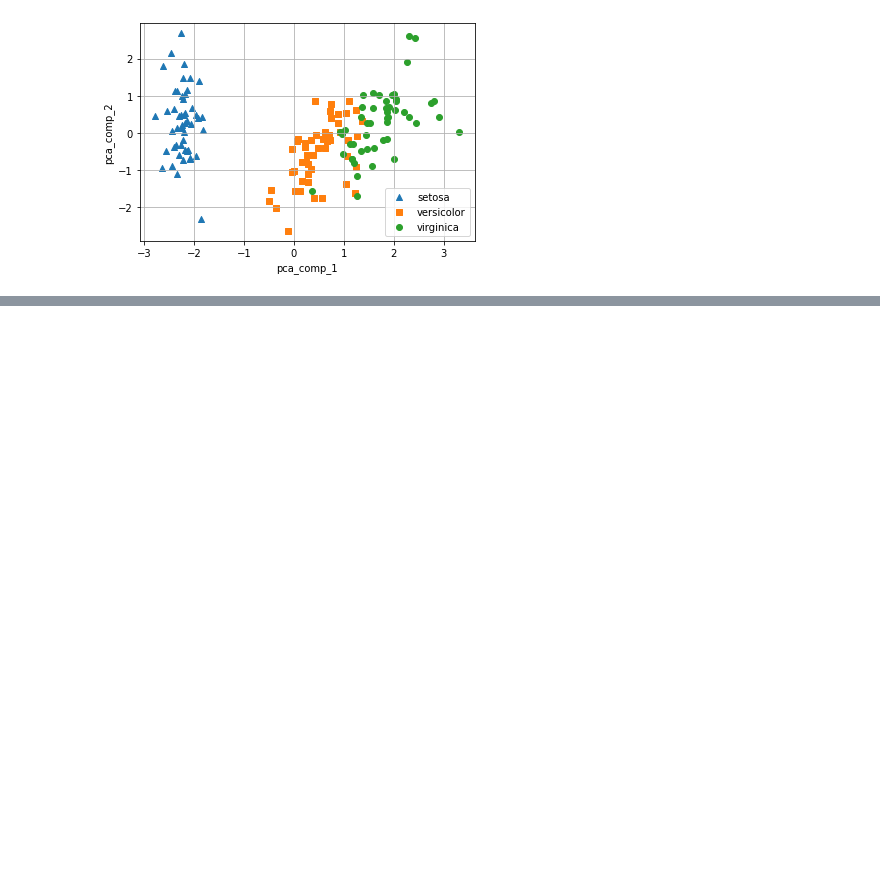
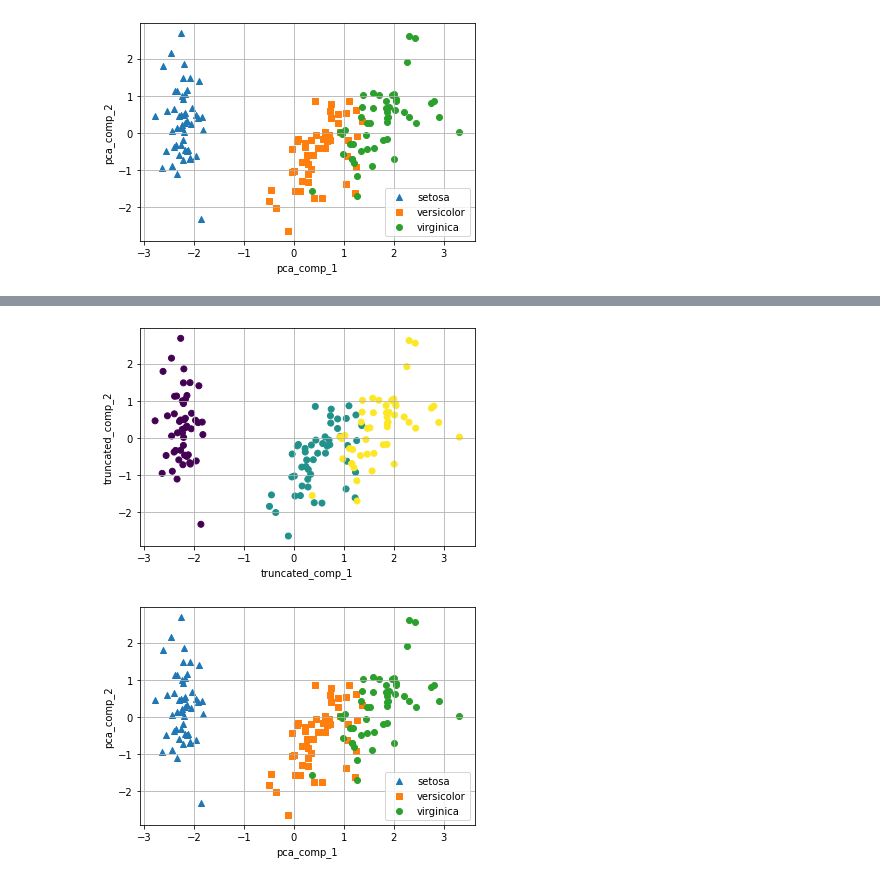
Before and after one commit to dddonghwa/ml-definitive-guide, a Jupyter notebook: ch06_dimension_reduction/ch06_dimension_reduction.ipynb, the cells around one changed output, grey strips where cells are left out. Cells and saved outputs as stored; diff of their text form; code cells hidden in the pictures; blank space fills up the shorter version.

```diff
--- a/ch06_dimension_reduction/ch06_dimension_reduction.ipynb
+++ b/ch06_dimension_reduction/ch06_dimension_reduction.ipynb
@@ -436,0 +615,25 @@ get_pca_plot(iris_pca_df)
+# %%
+from sklearn.decomposition import TruncatedSVD, PCA
+from sklearn.datasets import load_iris
+
+iris = load_iris()
+iris_ftrs = iris.data
+
+# with scaling
+scaler = StandardScaler()
+iris_ftrs_scaled = scaler.fit_transform(iris_ftrs)
+
+tsvd = TruncatedSVD(n_components=2)
+tsvd.fit(iris_ftrs_scaled)
+iris_tsvd = tsvd.transform(iris_ftrs_scaled)
+
+plt.scatter(iris_tsvd[:,0], iris_tsvd[:,1], c=iris.target)
+plt.xlabel('truncated_comp_1')
+plt.ylabel('truncated_comp_2')
+plt.grid()
+plt.show
+
+get_pca_plot(iris_pca_df)
+# %% [output]
+[figure, added]
+[figure, added]
```
Also changed, not shown: parts of 19 cells of this notebook, 3 other files.
